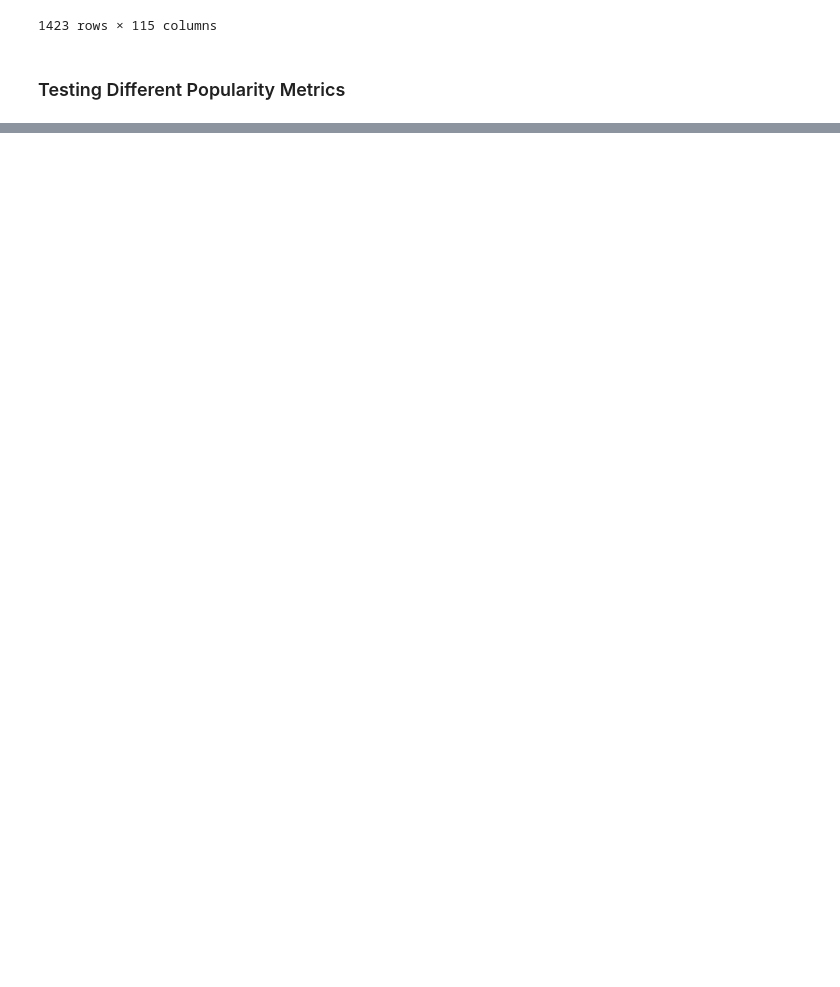
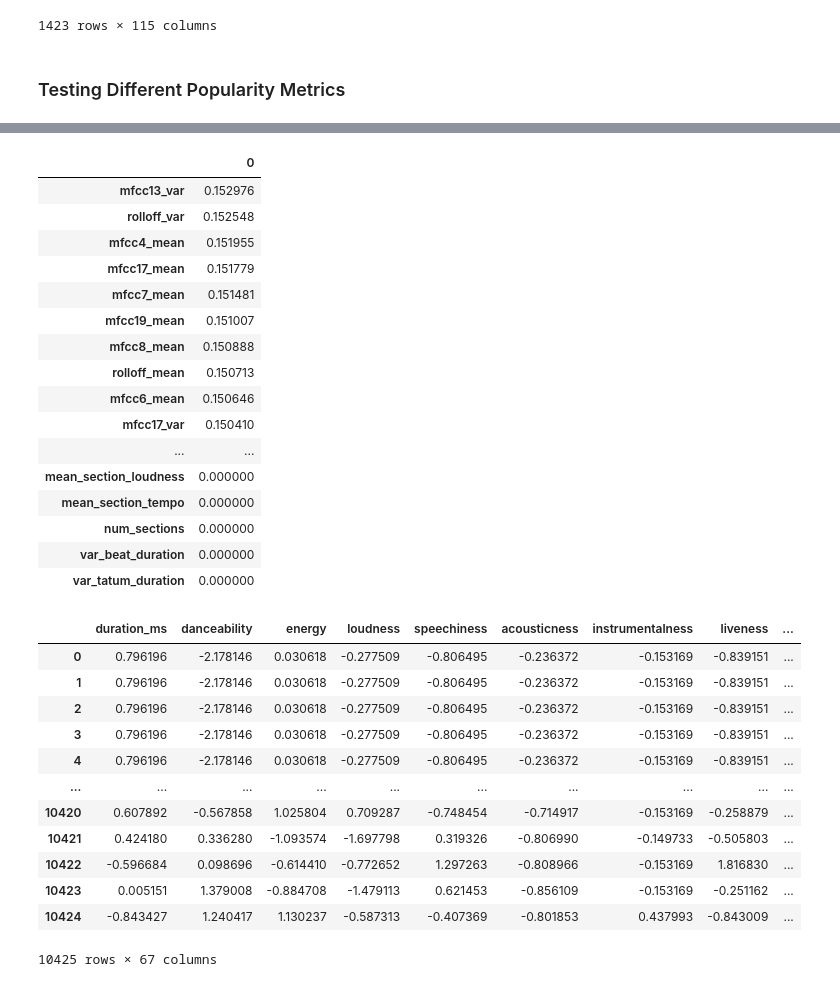
Before and after one commit to Santius0/comp-6940-project, a Jupyter notebook: notebooks/eda.ipynb, the cells around one changed output, grey strips where cells are left out. Saved outputs shown, nothing was run; the diff lists cells and outputs as text; code cells hidden in the pictures; blank space fills up the shorter version.

```diff
--- a/notebooks/eda.ipynb
+++ b/notebooks/eda.ipynb
@@ -265,0 +343,34 @@ data_df[data_df.columns] = StandardScaler().fit_transform(data_df)
+# %%
+reduced_cols = mutual_information_feature_reduction(bb_df, top_10, mi_type='classification', display_mi=True, threshold=0.05)
+reduced_cols
+# %% [output]
+|  | 0 |
+| mfcc13_var | 0.152976 |
+| rolloff_var | 0.152548 |
+| mfcc4_mean | 0.151955 |
+| mfcc17_mean | 0.151779 |
+| mfcc7_mean | 0.151481 |
+| mfcc19_mean | 0.151007 |
+| mfcc8_mean | 0.150888 |
+| rolloff_mean | 0.150713 |
+| mfcc6_mean | 0.150646 |
+| mfcc17_var | 0.150410 |
+| ... | ... |
+| mean_section_loudness | 0.000000 |
+| mean_section_tempo | 0.000000 |
+| num_sections | 0.000000 |
+| var_beat_duration | 0.000000 |
+| var_tatum_duration | 0.000000 |
+|  | duration_ms | danceability | energy | loudness | speechiness | acousticness | instrumentalness | liveness | ... |
+| 0 | 0.796196 | -2.178146 | 0.030618 | -0.277509 | -0.806495 | -0.236372 | -0.153169 | -0.839151 | ... |
+| 1 | 0.796196 | -2.178146 | 0.030618 | -0.277509 | -0.806495 | -0.236372 | -0.153169 | -0.839151 | ... |
+| 2 | 0.796196 | -2.178146 | 0.030618 | -0.277509 | -0.806495 | -0.236372 | -0.153169 | -0.839151 | ... |
+| 3 | 0.796196 | -2.178146 | 0.030618 | -0.277509 | -0.806495 | -0.236372 | -0.153169 | -0.839151 | ... |
+| 4 | 0.796196 | -2.178146 | 0.030618 | -0.277509 | -0.806495 | -0.236372 | -0.153169 | -0.839151 | ... |
+| ... | ... | ... | ... | ... | ... | ... | ... | ... | ... |
+| 10420 | 0.607892 | -0.567858 | 1.025804 | 0.709287 | -0.748454 | -0.714917 | -0.153169 | -0.258879 | ... |
+| 10421 | 0.424180 | 0.336280 | -1.093574 | -1.697798 | 0.319326 | -0.806990 | -0.149733 | -0.505803 | ... |
+| 10422 | -0.596684 | 0.098696 | -0.614410 | -0.772652 | 1.297263 | -0.808966 | -0.153169 | 1.816830 | ... |
+| 10423 | 0.005151 | 1.379008 | -0.884708 | -1.479113 | 0.621453 | -0.856109 | -0.153169 | -0.251162 | ... |
+| 10424 | -0.843427 | 1.240417 | 1.130237 | -0.587313 | -0.407369 | -0.801853 | 0.437993 | -0.843009 | ... |
+10425 rows × 67 columns
```
Also changed, not shown: parts of 9 cells of this notebook, 2 other files.
